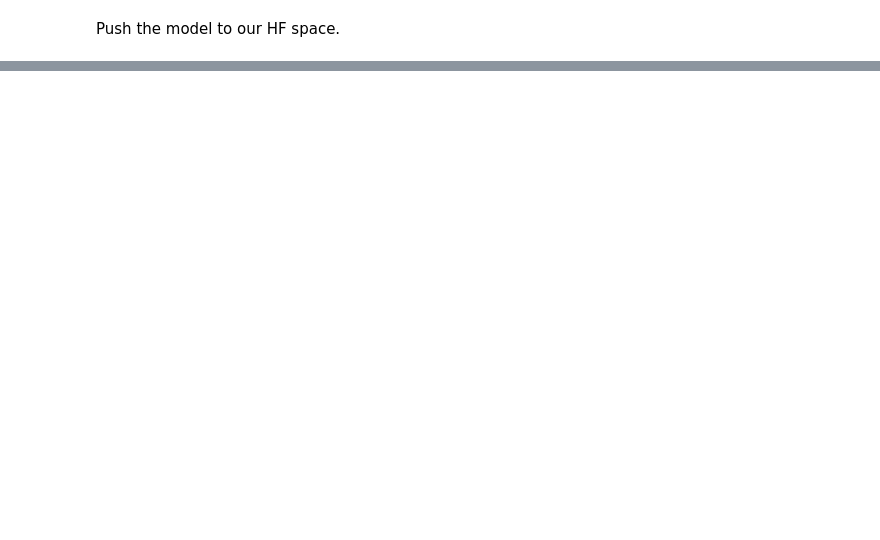
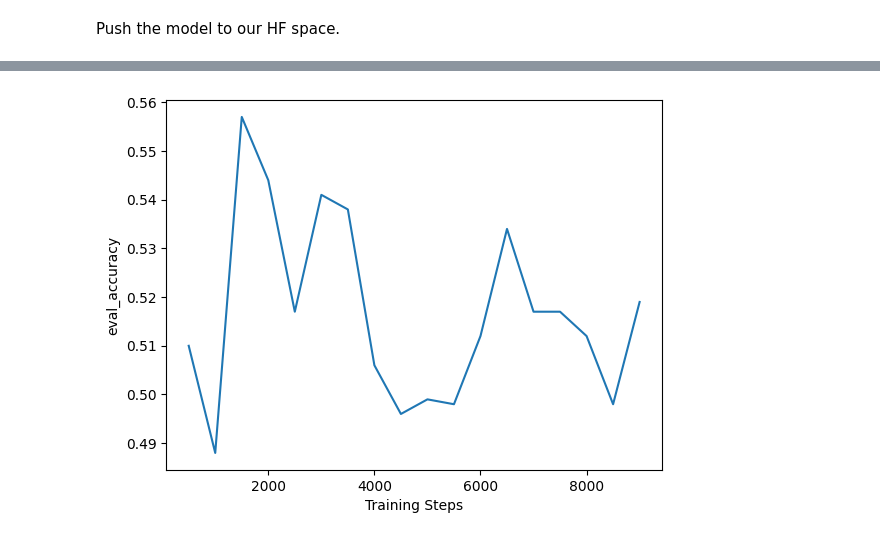
Before and after one commit to torchstack-ai/bert-finetuning, a Jupyter notebook: notebooks/hf-bert-finetuning.ipynb, the cells around one changed output, grey strips where cells are left out. Drawn from its saved outputs; the diff is of its cells as text; code cells hidden in the pictures; blank space fills up the shorter version.

```diff
--- a/notebooks/hf-bert-finetuning.ipynb
+++ b/notebooks/hf-bert-finetuning.ipynb
@@ -155,11 +187,16 @@ run = ""
 # %%
+import pandas as pd
 def plot_metric(metric_name):
     metric = pd.read_csv(
         f"mlruns/{run}/metrics/{metric_name}", sep=" ", names=["timestamp", "value", "steps"]
     )
     plt.plot(metric["steps"], metric["value"])
+    plt.xlabel("Training Steps")
+    plt.ylabel(metric_name)
 # %%
-plot_metric("loss")
+plot_metric("eval_accuracy")
+# %% [output]
+[figure, added]
 # %%
 plt.clf()
 plot_metric("learning_rate")
```
Also changed, not shown: parts of 15 cells of this notebook.
